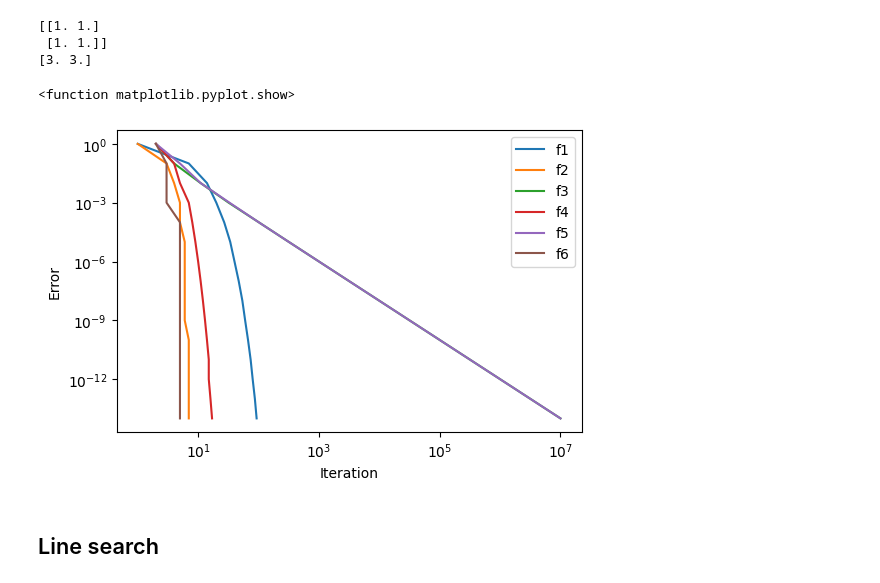
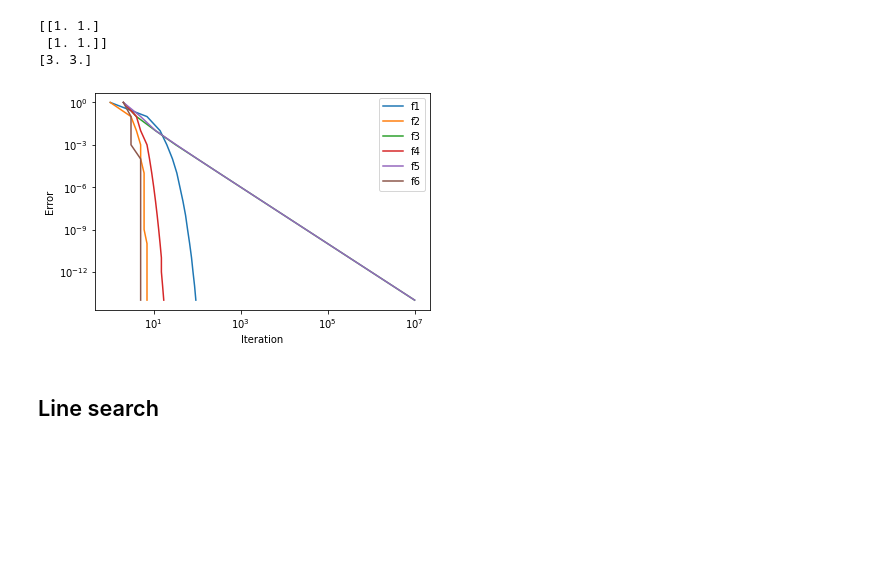
Before and after one commit to MMiknich/opt_2_newhope, a Jupyter notebook: HW1_Melkumov_Michael.ipynb, the cells around one changed output. Drawn from its saved outputs; the diff is of its cells as text; code cells hidden in the pictures; blank space fills up the shorter version.

```diff
--- a/HW1_Melkumov_Michael.ipynb
+++ b/HW1_Melkumov_Michael.ipynb
@@ -94,36 +94,35 @@ for i in x:
     y.append(convergence_speed(f2, 0, i))
 plt.plot(y, x, label = "f2")
 
 y = []
 for i in x:
     y.append(convergence_speed(f3, 0, i))
 plt.plot(y, x, label = "f3")
 
 y = []
 for i in x:
     y.append(convergence_speed(f4, 0, i))
 plt.plot(y, x, label = "f4")
 
 y = []
 for i in x:
     y.append(convergence_speed(f5, 0, i))
 plt.plot(y, x, label = "f5")
 
 
 y = []
 for i in x:
     y.append(convergence_speed(f6, 0, i))
 plt.plot(y, x, label = "f6")
 plt.ylabel("Error")
 plt.xlabel("Iteration")
 plt.legend()
 plt.xscale("log")
 plt.yscale("log")
 plt.style.use("fivethirtyeight")
-plt.show
+plt.show()
 # %% [output]
-<function matplotlib.pyplot.show>
-[figure, old version]
+[figure, new version]
 # %% [markdown]
 ## Line search
 # %% [markdown]
```
Also changed, not shown: parts of 2 cells of this notebook.
